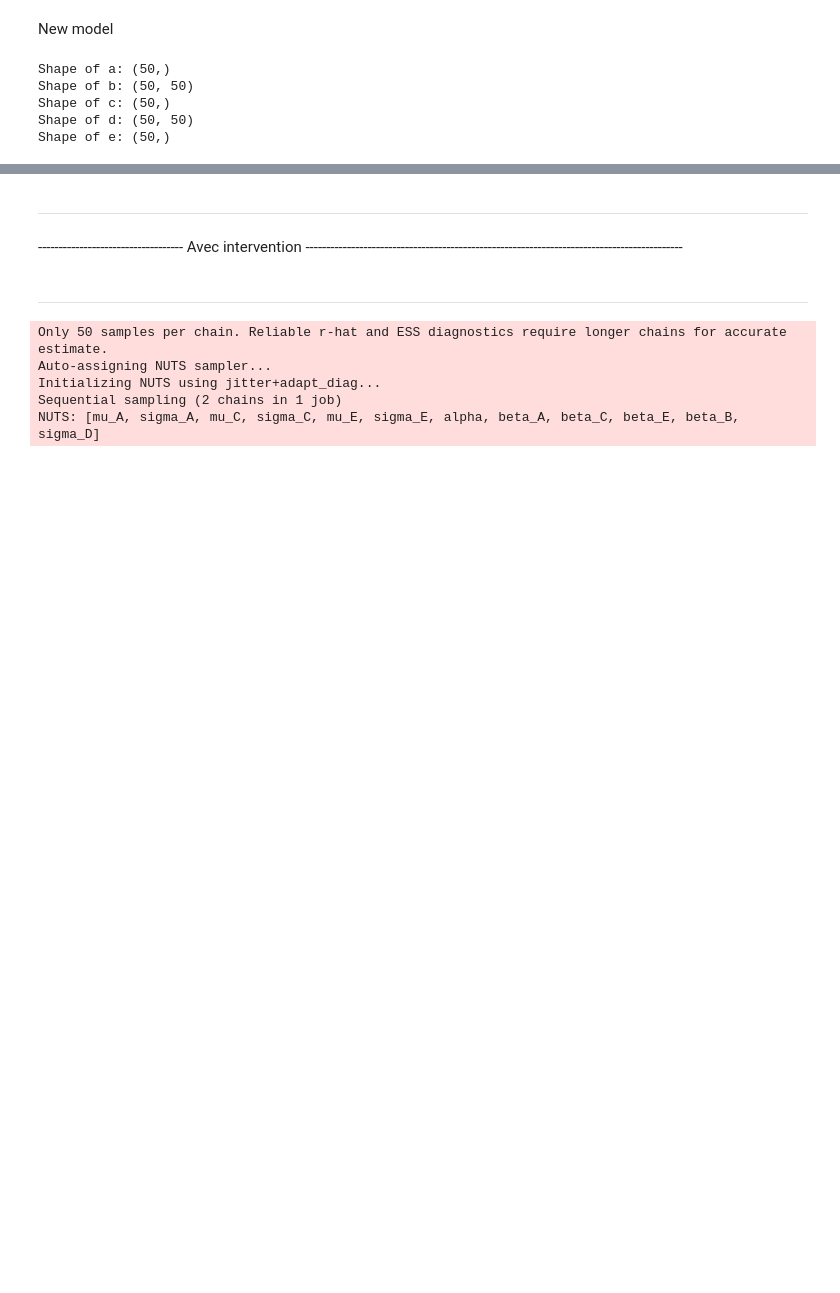
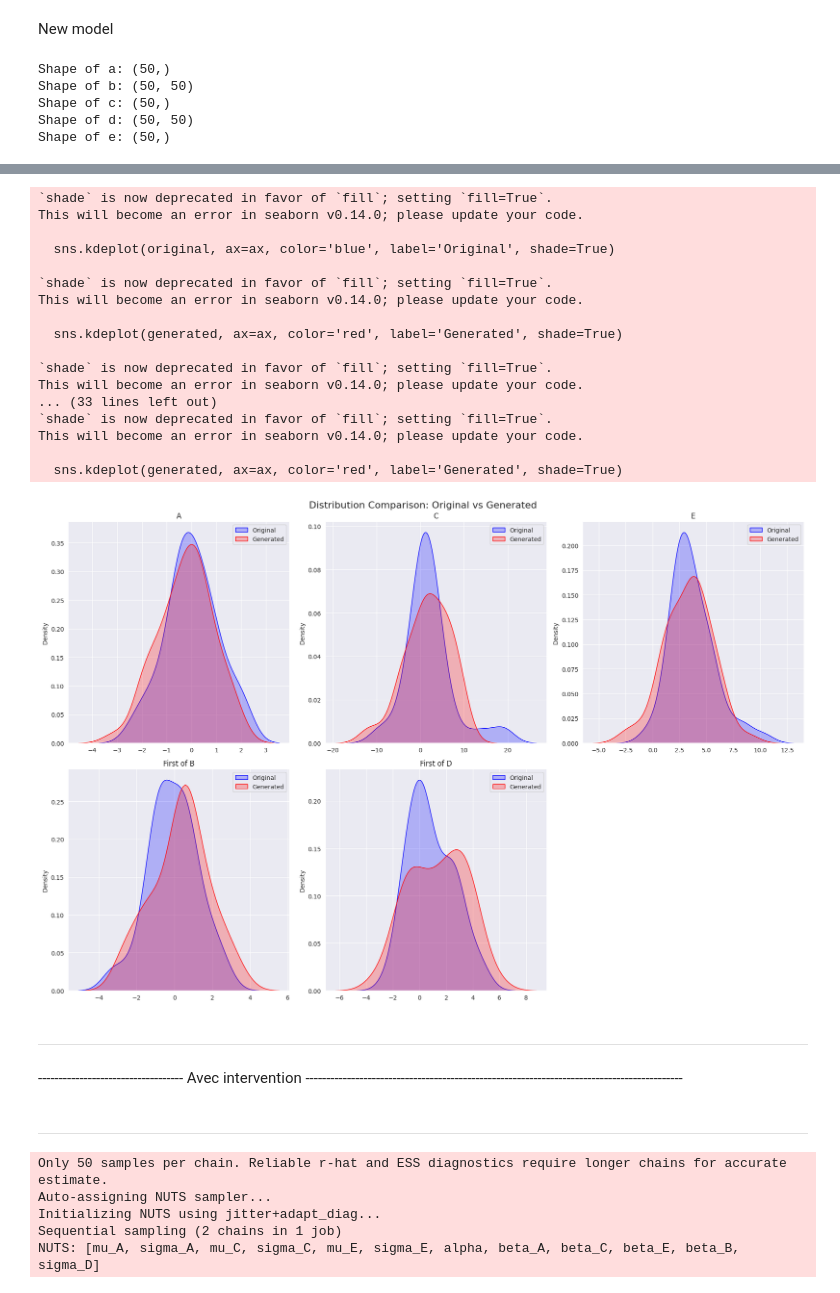
Before and after one commit to janisaiad/hierarchicalcausalmodels, a Jupyter notebook: table/interv_subunit/hierarchicalnaivebayes/50_50bayes.ipynb, the cells around one changed output, grey strips where cells are left out. Drawn from its saved outputs; the diff is of its cells as text; code cells hidden in the pictures; blank space fills up the shorter version.

```diff
--- a/table/interv_subunit/hierarchicalnaivebayes/50_50bayes.ipynb
+++ b/table/interv_subunit/hierarchicalnaivebayes/50_50bayes.ipynb
@@ -153,9 +196,14 @@ with pm.Model() as model:
     beta_C = pm.Normal('beta_C', mu=0, sigma=1)
     beta_E = pm.Normal('beta_E', mu=0, sigma=1)
     beta_B = pm.Normal('beta_B', mu=0, sigma=1)
+
+    beta_D_A3 = pm.Normal('beta_D_A3', mu=1, sigma=1)
+    beta_D_A2 = pm.Normal('beta_D_A2', mu=1, sigma=1)
+
+
     sigma_D = pm.HalfNormal('sigma_D', sigma=1)
 
-    mu_D = alpha + beta_A * A_j[:, None] + beta_C * C_j[:, None] + beta_E * E_j[:, None] + beta_B * B_ij
+    mu_D = alpha + beta_A * A_j[:, None] + beta_C * C_j[:, None] + beta_E * E_j[:, None] + beta_B * B_ij+ beta_D_A3 * A_j[:, None] ** 3 + beta_D_A2 * A_j[:, None] ** 2
     D_ij = pm.Normal('D_ij', mu=mu_D, sigma=sigma_D, observed=d)
 
     # Inférence
@@ -326,3 +336,55 @@ KL divergence pour e: 0.24587460683853804
+# %%
+import matplotlib.pyplot as plt
+import seaborn as sns
+
+# Create subplots for A, C, E, first of B, and first of D
+fig, axs = plt.subplots(2, 3, figsize=(18, 12))
+fig.suptitle('Distribution Comparison: Original vs Generated', fontsize=16)
+
+variables = ['a', 'c', 'e', 'b', 'd']
+titles = ['A', 'C', 'E', 'First of B', 'First of D']
+
+for i, (var, title) in enumerate(zip(variables, titles)):
+    ax = axs[i // 3, i % 3]
+
+    # Original data
+    if var in ['b', 'd']:
+        original = eval(var)[:, 0]  # Take first column for B and D
+        generated = generated_data[var][:, 0]
+    else:
+        original = eval(var)
+        generated = generated_data[var]
+
+    sns.kdeplot(original, ax=ax, color='blue', label='Original', shade=True)
+    sns.kdeplot(generated, ax=ax, color='red', label='Generated', shade=True)
+
+    ax.set_title(title)
+    ax.legend()
+
+# Remove the empty subplot
+axs[1, 2].axis('off')
+
+plt.tight_layout()
+plt.show()
+# %% [output]
+`shade` is now deprecated in favor of `fill`; setting `fill=True`.
+This will become an error in seaborn v0.14.0; please update your code.
+
+  sns.kdeplot(original, ax=ax, color='blue', label='Original', shade=True)
+
+`shade` is now deprecated in favor of `fill`; setting `fill=True`.
+This will become an error in seaborn v0.14.0; please update your code.
+
+  sns.kdeplot(generated, ax=ax, color='red', label='Generated', shade=True)
+
+`shade` is now deprecated in favor of `fill`; setting `fill=True`.
+This will become an error in seaborn v0.14.0; please update your code.
+... (33 lines left out)
+`shade` is now deprecated in favor of `fill`; setting `fill=True`.
+This will become an error in seaborn v0.14.0; please update your code.
+
+  sns.kdeplot(generated, ax=ax, color='red', label='Generated', shade=True)
+[figure, added]
 # %% [markdown]
 ---------------------------------------------------------------------------------------------------------------------------------------------------
 # %% [markdown]
```
Also changed, not shown: parts of 9 cells of this notebook, 2 other files.
